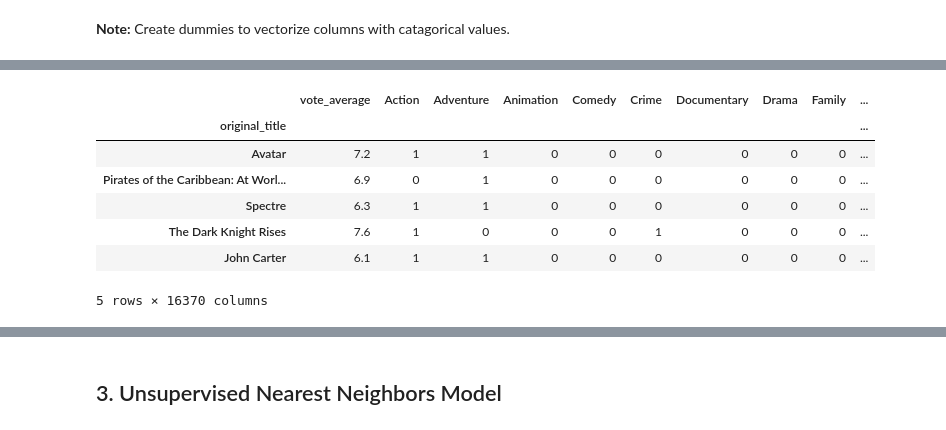
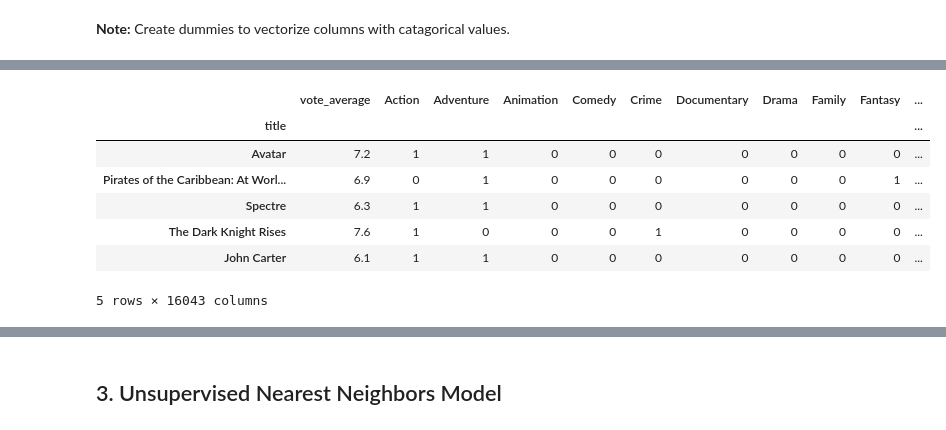
Before and after one commit to semereab-merry/movie-recommendation, a Jupyter notebook: movie_recommendation_system.ipynb, the cells around one changed output, grey strips where cells are left out. Drawn from its saved outputs; the diff is of its cells as text; code cells hidden in the pictures.

```diff
--- a/movie_recommendation_system.ipynb
+++ b/movie_recommendation_system.ipynb
@@ -269,5 +257,13 @@ movies = pd.concat([movies, create_dummies('genres')], axis=1)
 movies = pd.concat([movies, create_dummies('cast')], axis=1)
 movies = pd.concat([movies, create_dummies('director')], axis=1)
 movies = pd.concat([movies, create_dummies('keywords')], axis=1)
+movies = pd.concat([movies, create_dummies('production_companies')], axis=1)
+movies = pd.concat([movies, create_dummies('production_countries')], axis=1)
+# %%
+# Add language dummies
+movies = pd.concat([movies, pd.get_dummies(movies['original_language'], dtype=int)], axis = 1)
 # %%
-movies.drop(['cast', 'genres', 'director', 'keywords'], axis=1, inplace=True)
+# Drop irrelevant columns
+movies.drop(['id', 'cast', 'genres', 'director', 'keywords', 'original_language', 'production_companies', 'production_countries'], axis=1, inplace=True)
+
+movies.head()
@@ -274,3 +277,0 @@ movies.drop(['cast', 'genres', 'director', 'keywords'], axis=1, inplace=True)
-# %%
-movies.drop('id', axis = 1, inplace=True)
-movies.head()
@@ -285,16 +278,16 @@ movies.head()
 # %%
 # Make the dataset a Pivot Table
-movies = movies.set_index('original_title')
+movies = movies.set_index('title')
 movies.head()
 # %% [output]
-|  | vote_average | Action | Adventure | Animation | Comedy | Crime | Documentary | Drama | Family | ... |
-| original_title |  |  |  |  |  |  |  |  |  | ... |
-| Avatar | 7.2 | 1 | 1 | 0 | 0 | 0 | 0 | 0 | 0 | ... |
-| Pirates of the Caribbean: At Worl... | 6.9 | 0 | 1 | 0 | 0 | 0 | 0 | 0 | 0 | ... |
-| Spectre | 6.3 | 1 | 1 | 0 | 0 | 0 | 0 | 0 | 0 | ... |
-| The Dark Knight Rises | 7.6 | 1 | 0 | 0 | 0 | 1 | 0 | 0 | 0 | ... |
-| John Carter | 6.1 | 1 | 1 | 0 | 0 | 0 | 0 | 0 | 0 | ... |
+|  | vote_average | Action | Adventure | Animation | Comedy | Crime | Documentary | Drama | Family | Fantasy | ... |
+| title |  |  |  |  |  |  |  |  |  |  | ... |
+| Avatar | 7.2 | 1 | 1 | 0 | 0 | 0 | 0 | 0 | 0 | 0 | ... |
+| Pirates of the Caribbean: At Worl... | 6.9 | 0 | 1 | 0 | 0 | 0 | 0 | 0 | 0 | 1 | ... |
+| Spectre | 6.3 | 1 | 1 | 0 | 0 | 0 | 0 | 0 | 0 | 0 | ... |
+| The Dark Knight Rises | 7.6 | 1 | 0 | 0 | 0 | 1 | 0 | 0 | 0 | 0 | ... |
+| John Carter | 6.1 | 1 | 1 | 0 | 0 | 0 | 0 | 0 | 0 | 0 | ... |
-5 rows × 16370 columns
+5 rows × 16043 columns
 # %%
 # --- Convert the pivot_table into an array matrix ---
 
```
Also changed, not shown: parts of 12 cells of this notebook, 3 other files.
